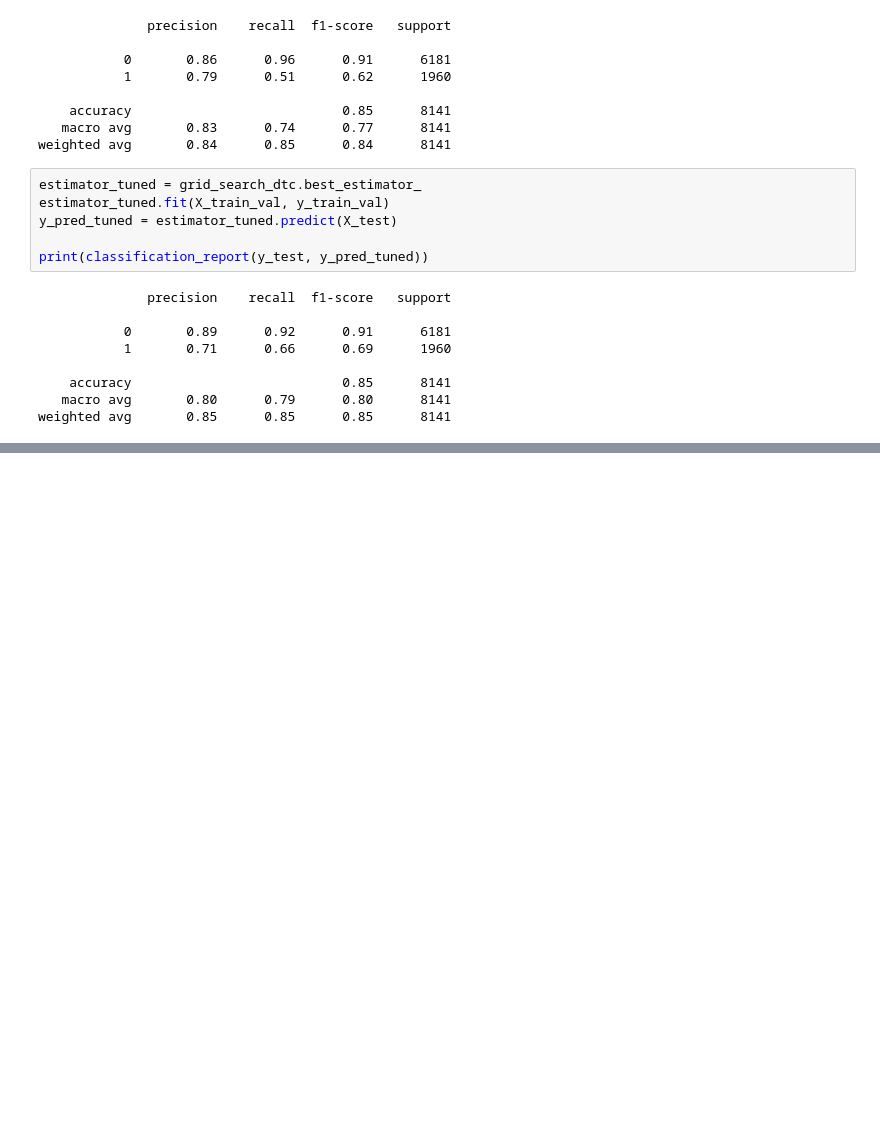
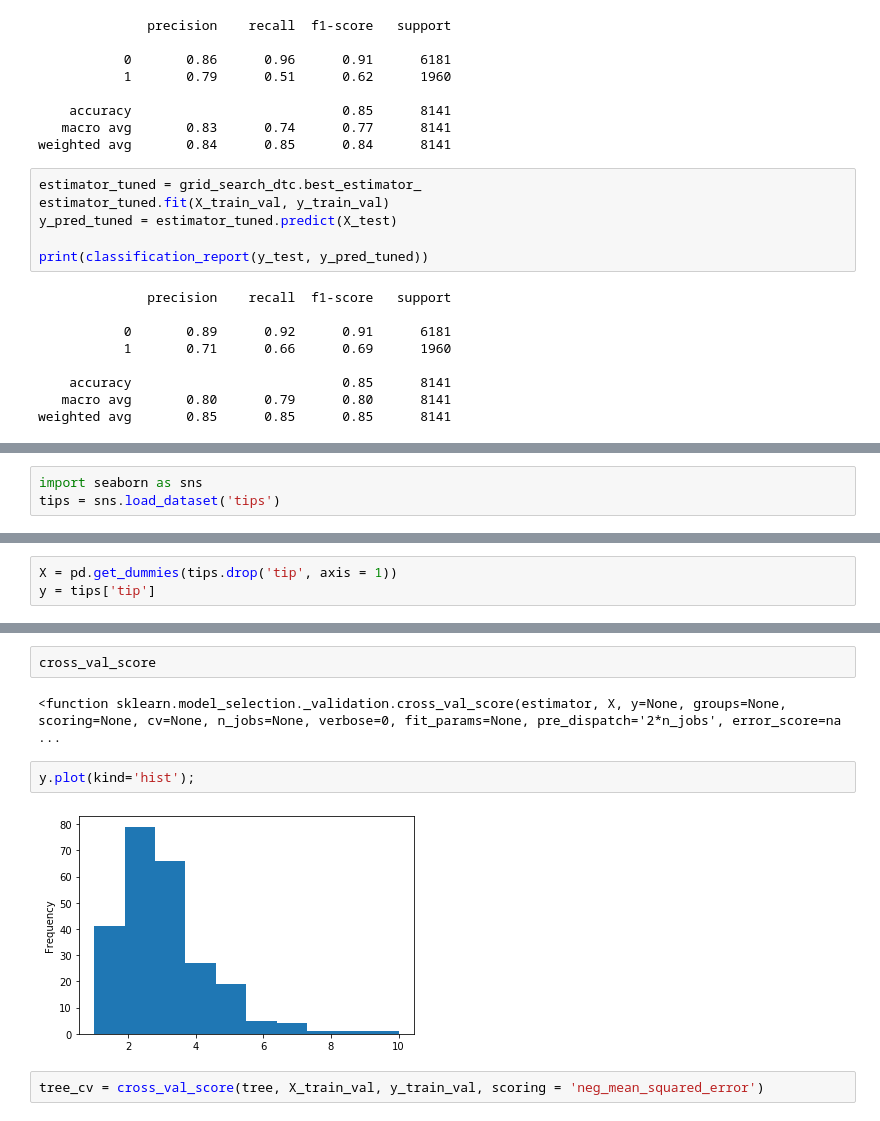
Before and after one commit to Damianus04/data-science-purwadhika, a Jupyter notebook: Modul_3_Machine_Learning_Working_Files/20210301 - Model Evaluation - exercise.ipynb, the cells around one changed output, grey strips where cells are left out. Drawn from its saved outputs; the diff is of its cells as text; blank space fills up the shorter version.

```diff
--- a/Modul_3_Machine_Learning_Working_Files/20210301 - Model Evaluation - exercise.ipynb
+++ b/Modul_3_Machine_Learning_Working_Files/20210301 - Model Evaluation - exercise.ipynb
@@ -793,0 +797,3 @@ precision, recall, thr = precision
+# %%
+import seaborn as sns
+tips = sns.load_dataset('tips')
@@ -793,0 +817,3 @@ precision, recall, thr = precision
+# %%
+X = pd.get_dummies(tips.drop('tip', axis = 1))
+y = tips['tip']
@@ -793,0 +851,10 @@ precision, recall, thr = precision
+# %%
+cross_val_score
+# %% [output]
+<function sklearn.model_selection._validation.cross_val_score(estimator, X, y=None, groups=None, scoring=None, cv=None, n_jobs=None, verbose=0, fit_params=None, pre_dispatch='2*n_jobs', error_score=na ...
+# %%
+y.plot(kind='hist');
+# %% [output]
+[figure, added]
+# %%
+tree_cv = cross_val_score(tree, X_train_val, y_train_val, scoring = 'neg_mean_squared_error')
```
Also changed, not shown: parts of 50 cells of this notebook, 2 other files.
